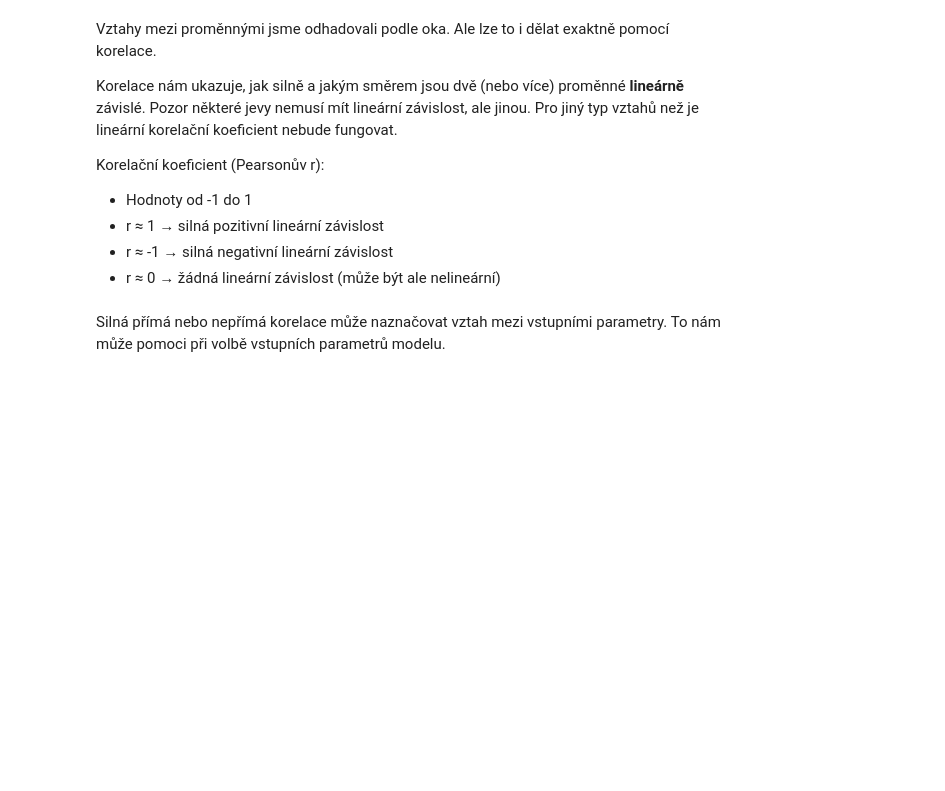
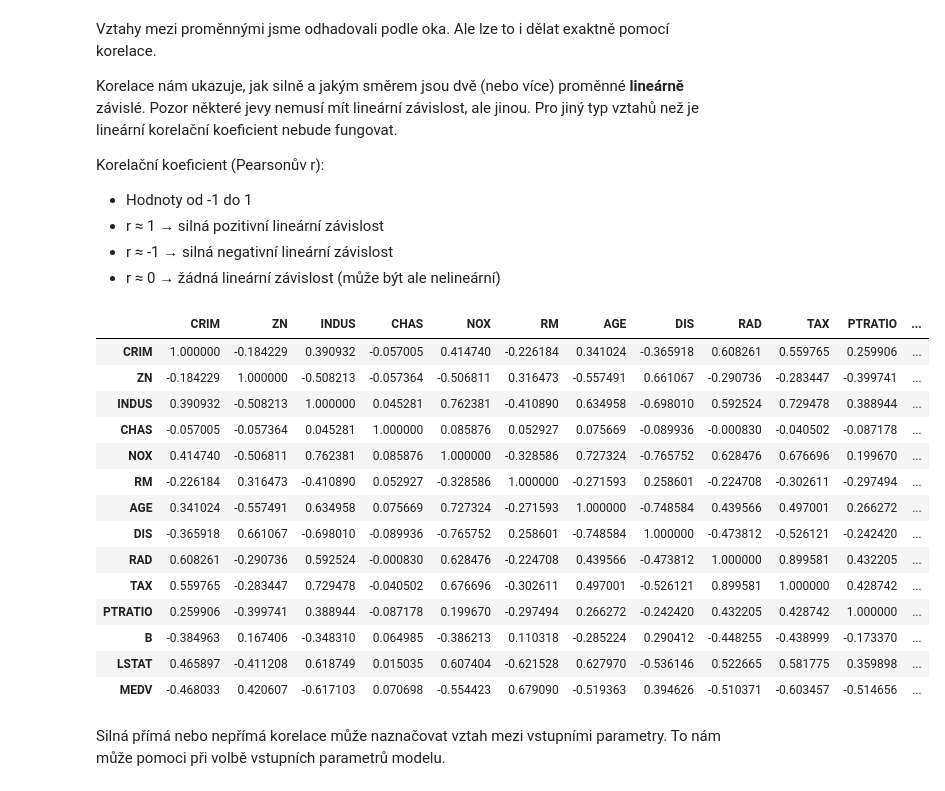
Before and after one commit to Pozdilek-Martin/BMLAI, a Jupyter notebook: 02_Dataset/02_C_analyza_data.ipynb, the cells around one changed output. Saved outputs shown, nothing was run; the diff lists cells and outputs as text; code cells hidden in the pictures; blank space fills up the shorter version.

```diff
--- a/02_Dataset/02_C_analyza_data.ipynb
+++ b/02_Dataset/02_C_analyza_data.ipynb
@@ -153,8 +382,24 @@ Korelační koeficient (Pearsonův r):
 * r ≈ -1 → silná negativní lineární závislost
 * r ≈ 0 → žádná lineární závislost (může být ale nelineární)
 # %%
-corr=data.corr()
+corr = data.corr(numeric_only=True)
 corr
+# %% [output]
+|  | CRIM | ZN | INDUS | CHAS | NOX | RM | AGE | DIS | RAD | TAX | PTRATIO | ... |
+| CRIM | 1.000000 | -0.184229 | 0.390932 | -0.057005 | 0.414740 | -0.226184 | 0.341024 | -0.365918 | 0.608261 | 0.559765 | 0.259906 | ... |
+| ZN | -0.184229 | 1.000000 | -0.508213 | -0.057364 | -0.506811 | 0.316473 | -0.557491 | 0.661067 | -0.290736 | -0.283447 | -0.399741 | ... |
+| INDUS | 0.390932 | -0.508213 | 1.000000 | 0.045281 | 0.762381 | -0.410890 | 0.634958 | -0.698010 | 0.592524 | 0.729478 | 0.388944 | ... |
+| CHAS | -0.057005 | -0.057364 | 0.045281 | 1.000000 | 0.085876 | 0.052927 | 0.075669 | -0.089936 | -0.000830 | -0.040502 | -0.087178 | ... |
+| NOX | 0.414740 | -0.506811 | 0.762381 | 0.085876 | 1.000000 | -0.328586 | 0.727324 | -0.765752 | 0.628476 | 0.676696 | 0.199670 | ... |
+| RM | -0.226184 | 0.316473 | -0.410890 | 0.052927 | -0.328586 | 1.000000 | -0.271593 | 0.258601 | -0.224708 | -0.302611 | -0.297494 | ... |
+| AGE | 0.341024 | -0.557491 | 0.634958 | 0.075669 | 0.727324 | -0.271593 | 1.000000 | -0.748584 | 0.439566 | 0.497001 | 0.266272 | ... |
+| DIS | -0.365918 | 0.661067 | -0.698010 | -0.089936 | -0.765752 | 0.258601 | -0.748584 | 1.000000 | -0.473812 | -0.526121 | -0.242420 | ... |
+| RAD | 0.608261 | -0.290736 | 0.592524 | -0.000830 | 0.628476 | -0.224708 | 0.439566 | -0.473812 | 1.000000 | 0.899581 | 0.432205 | ... |
+| TAX | 0.559765 | -0.283447 | 0.729478 | -0.040502 | 0.676696 | -0.302611 | 0.497001 | -0.526121 | 0.899581 | 1.000000 | 0.428742 | ... |
+| PTRATIO | 0.259906 | -0.399741 | 0.388944 | -0.087178 | 0.199670 | -0.297494 | 0.266272 | -0.242420 | 0.432205 | 0.428742 | 1.000000 | ... |
+| B | -0.384963 | 0.167406 | -0.348310 | 0.064985 | -0.386213 | 0.110318 | -0.285224 | 0.290412 | -0.448255 | -0.438999 | -0.173370 | ... |
+| LSTAT | 0.465897 | -0.411208 | 0.618749 | 0.015035 | 0.607404 | -0.621528 | 0.627970 | -0.536146 | 0.522665 | 0.581775 | 0.359898 | ... |
+| MEDV | -0.468033 | 0.420607 | -0.617103 | 0.070698 | -0.554423 | 0.679090 | -0.519363 | 0.394626 | -0.510371 | -0.603457 | -0.514656 | ... |
 # %% [markdown]
 Silná přímá nebo nepřímá korelace může naznačovat vztah mezi vstupními parametry.
 To nám může pomoci při volbě vstupních parametrů modelu.
```
Also changed, not shown: parts of 67 cells of this notebook, 3 other files.
